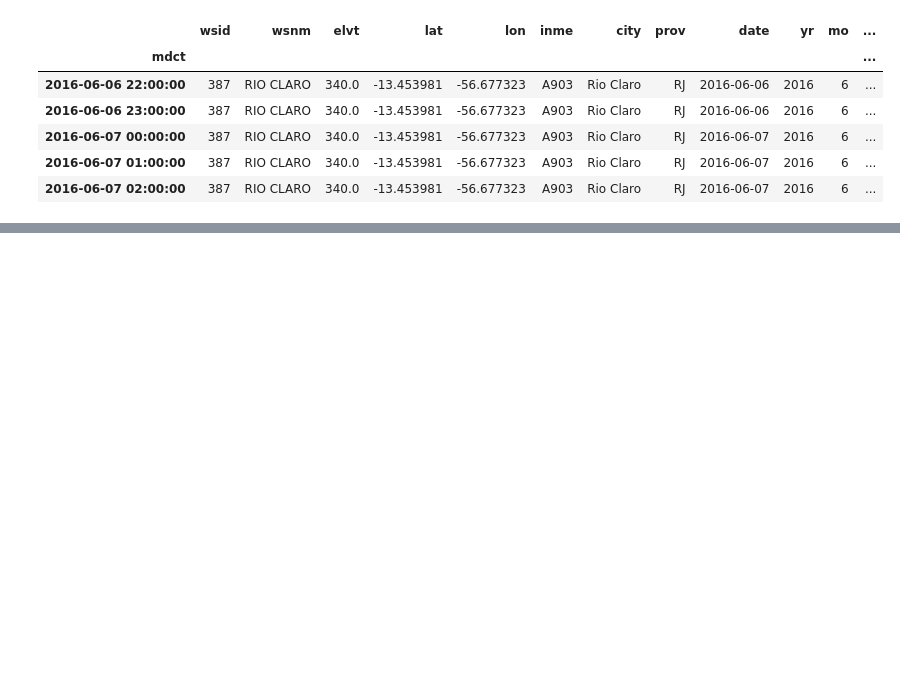
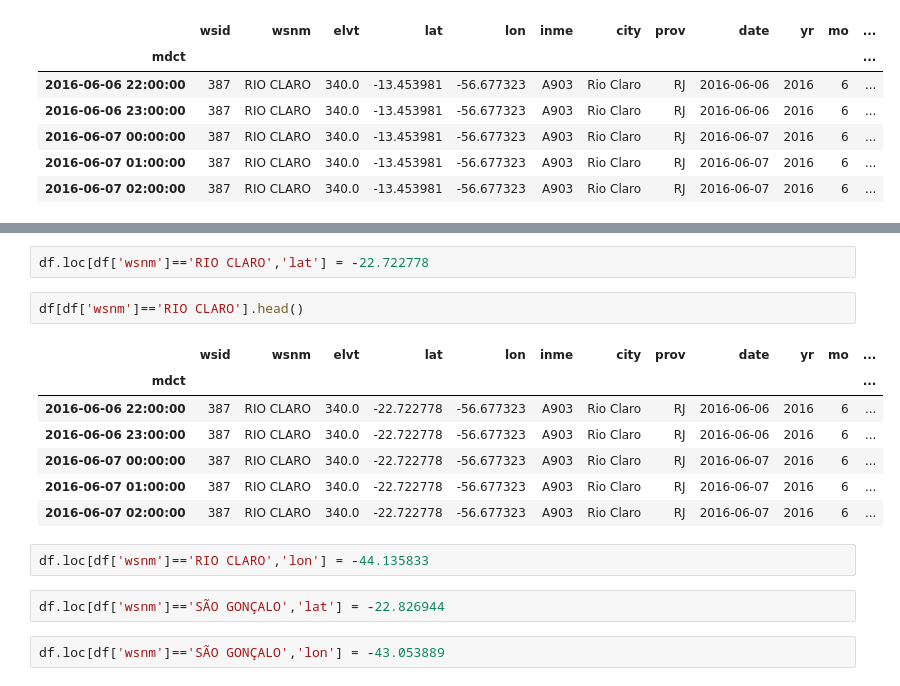
Before and after one commit to sanjayr1/Data_Tools_Brazil_Weather, a Jupyter notebook: visualizations.ipynb, the cells around one changed output, grey strips where cells are left out. Saved outputs shown, nothing was run; the diff lists cells and outputs as text; blank space fills up the shorter version.

```diff
--- a/visualizations.ipynb
+++ b/visualizations.ipynb
@@ -226,0 +238,18 @@ https://en.wikipedia.org/wiki/S%C3%A3o_Gon%C3%A7alo,_Rio_de_Janeiro
+# %%
+df.loc[df['wsnm']=='RIO CLARO','lat'] = -22.722778
+# %%
+df[df['wsnm']=='RIO CLARO'].head()
+# %% [output]
+|  | wsid | wsnm | elvt | lat | lon | inme | city | prov | date | yr | mo | ... |
+| mdct |  |  |  |  |  |  |  |  |  |  |  | ... |
+| 2016-06-06 22:00:00 | 387 | RIO CLARO | 340.0 | -22.722778 | -56.677323 | A903 | Rio Claro | RJ | 2016-06-06 | 2016 | 6 | ... |
+| 2016-06-06 23:00:00 | 387 | RIO CLARO | 340.0 | -22.722778 | -56.677323 | A903 | Rio Claro | RJ | 2016-06-06 | 2016 | 6 | ... |
+| 2016-06-07 00:00:00 | 387 | RIO CLARO | 340.0 | -22.722778 | -56.677323 | A903 | Rio Claro | RJ | 2016-06-07 | 2016 | 6 | ... |
+| 2016-06-07 01:00:00 | 387 | RIO CLARO | 340.0 | -22.722778 | -56.677323 | A903 | Rio Claro | RJ | 2016-06-07 | 2016 | 6 | ... |
+| 2016-06-07 02:00:00 | 387 | RIO CLARO | 340.0 | -22.722778 | -56.677323 | A903 | Rio Claro | RJ | 2016-06-07 | 2016 | 6 | ... |
+# %%
+df.loc[df['wsnm']=='RIO CLARO','lon'] = -44.135833
+# %%
+df.loc[df['wsnm']=='SÃO GONÇALO','lat'] = -22.826944
+# %%
+df.loc[df['wsnm']=='SÃO GONÇALO','lon'] = -43.053889
```
Also changed, not shown: parts of 4 cells of this notebook.
